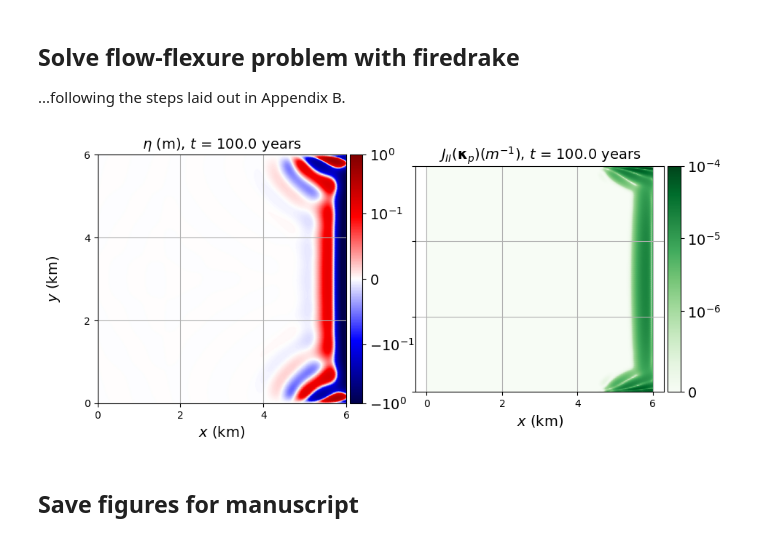
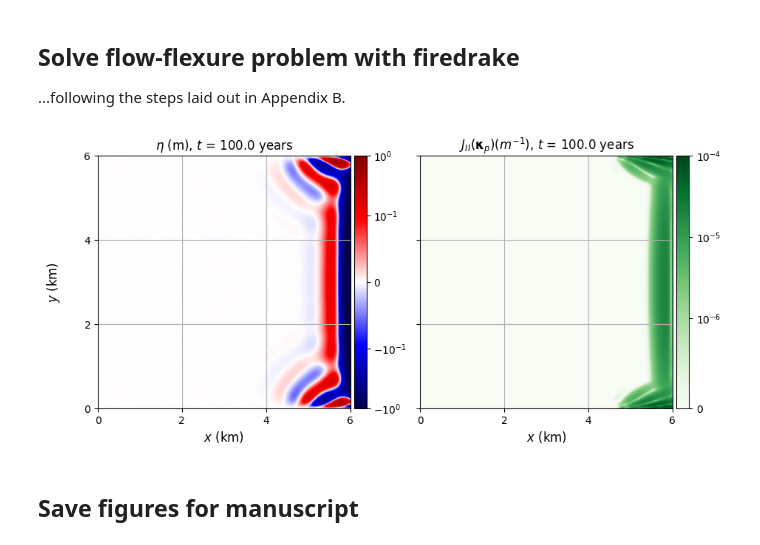
Before and after one commit to chrismiele/weird_flex, a Jupyter notebook: manuscript_notebooks/H3F_figure_3.ipynb, the cells around one changed output. Drawn from its saved outputs; the diff is of its cells as text; code cells hidden in the pictures.

```diff
--- a/manuscript_notebooks/H3F_figure_3.ipynb
+++ b/manuscript_notebooks/H3F_figure_3.ipynb
@@ -380,39 +380,40 @@ for step in tqdm.trange(num_timesteps):
     ########################
     ########################
 
     fig, axes = plt.subplots(1, 2, figsize=(10, 5), sharey=True, gridspec_kw={'wspace': 0.2})
 
     plots = [(η, 'seismic', colors.SymLogNorm(linthresh=0.1, base=10, vmin=-1, vmax=1), r'$\eta$ (m)'),
              (γ, 'Greens', colors.SymLogNorm(linthresh=1e-6, base=10, vmin=0, vmax=1e-4), r'$J_{II}(\mathbf{\kappa}_p) (m^{-1})$')]
     for ax, (data, cmap, norm, title) in zip(axes, plots):
         ax.set_aspect('equal')
         plot = tripcolor(data, axes=ax, cmap=cmap, norm=norm)
         divider = make_axes_locatable(ax)
         cax = divider.append_axes("right", size="5%", pad=0.05)
         cbar = fig.colorbar(plot, cax=cax)
-        cbar.ax.tick_params(labelsize=14, direction='out')
+        cbar.ax.tick_params(labelsize=10, direction='out')
         ax.set_xticks(range(0, Lx + 1, 2000))
         ax.set_xticklabels(range(0, int(Lx / 1000) + 1, 2), fontsize=10)
-        ax.set_xlabel('$x$ (km)', fontsize=14)
-        ax.set_title(f'{title}, $t$ = {step * Δt:.1f} years', fontsize=14)
+        ax.set_xlabel('$x$ (km)', fontsize=12)
+        ax.set_title(f'{title}, $t$ = {step * Δt:.1f} years', fontsize=12)
         ax.grid()
     axes[0].set_yticks([])  # Remove y-ticks from the left plot
     axes[1].set_yticks(range(0, Ly + 1, 2000))
     axes[1].set_yticklabels(range(0, int(Ly / 1000) + 1, 2), fontsize=10)
     axes[1].yaxis.tick_left()
     axes[1].yaxis.set_label_position("left")
+    axes[0].set_ylim(0, Ly)
     axes[0].set_xlim(0, Lx)
-    axes[1].set_ylim(0, Ly)
-    fig.text(0.04, 0.5, '$y$ (km)', va='center', ha='center', fontsize=14, rotation=90)
+    axes[1].set_xlim(0, Lx)
+    fig.text(0.04, 0.5, '$y$ (km)', va='center', ha='center', fontsize=12, rotation=90)
     plt.subplots_adjust(left=0.1, right=0.9, bottom=0.1, top=0.9, wspace=0.2)
     plt.savefig(f'η_κ_{step}.png')
 
     if num_timesteps - step > 1:
         plt.close()
     else:
         plt.show() #only show the last plot
 # %% [output]
-[figure, old version]
+[figure, new version]
 # %% [markdown]
 ## Save figures for manuscript
 # %%
```
Also changed, not shown: 1 other file.
